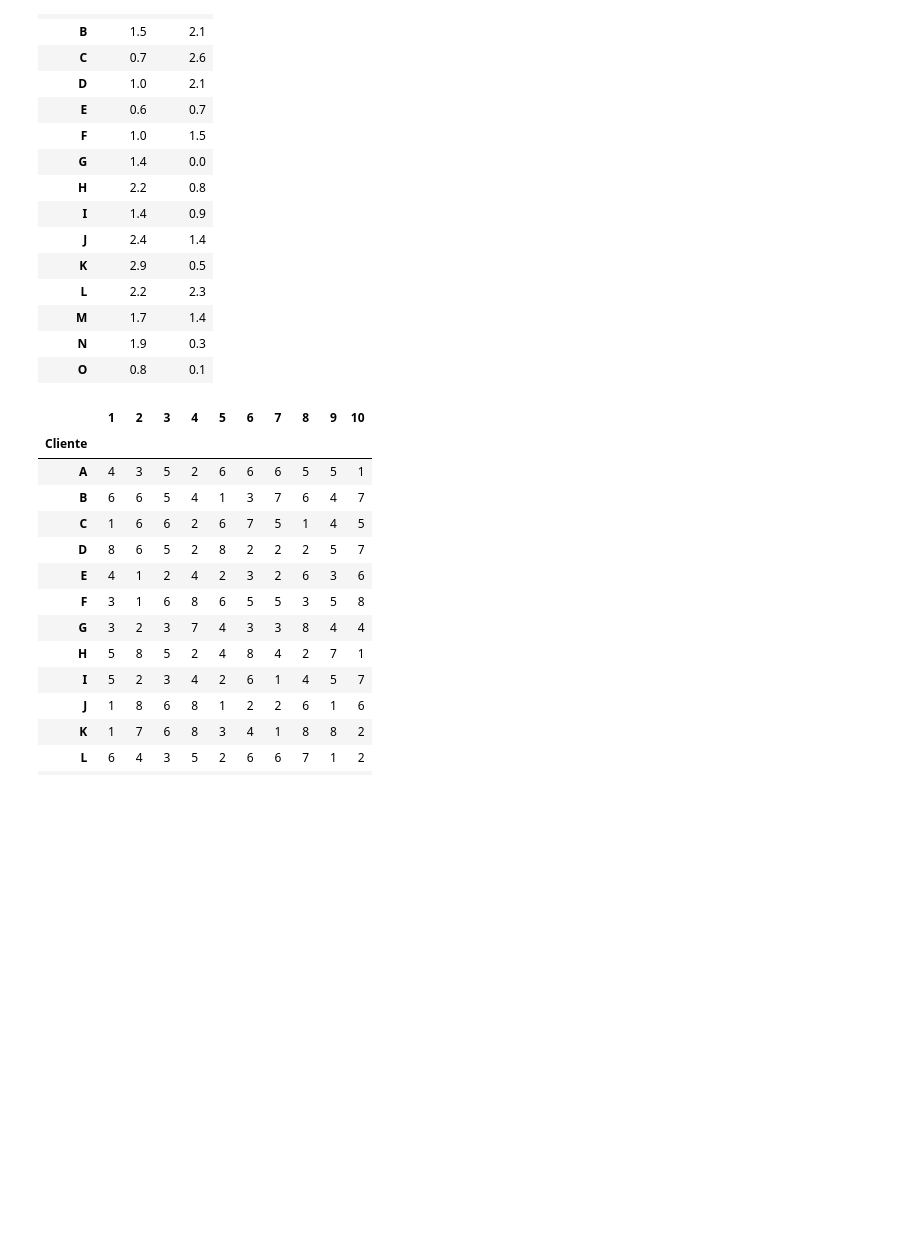
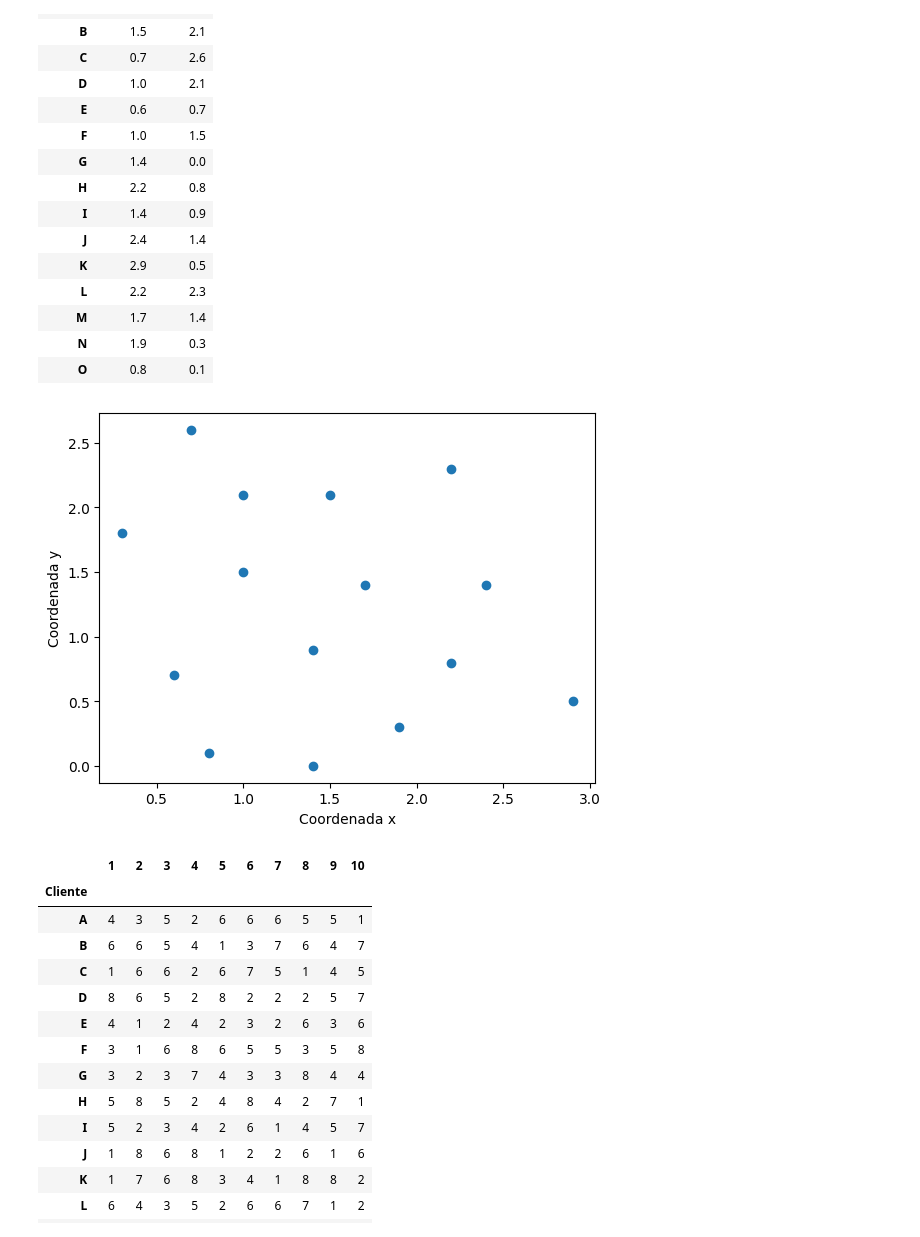
Before and after one commit to rodrigoamor5/TP2_Operativa_III, a Jupyter notebook: OptimizacionLogistica.ipynb, the cells around one changed output. Cells and saved outputs as stored; diff of their text form; code cells hidden in the pictures; blank space fills up the shorter version.

```diff
--- a/OptimizacionLogistica.ipynb
+++ b/OptimizacionLogistica.ipynb
@@ -52,6 +80,13 @@ ubicacion_clientes
 | M | 1.7 | 1.4 |
 | N | 1.9 | 0.3 |
 | O | 0.8 | 0.1 |
+# %%
+plt.scatter(x = ubicacion_clientes[' Coord x '], y = ubicacion_clientes[' Coord y '])
+plt.xlabel("Coordenada x")
+plt.ylabel("Coordenada y")
+plt.show()
+# %% [output]
+[figure, added]
 # %%
 datos_prueba
 # %% [output]
```
Also changed, not shown: parts of 12 cells of this notebook, 1 other file.
